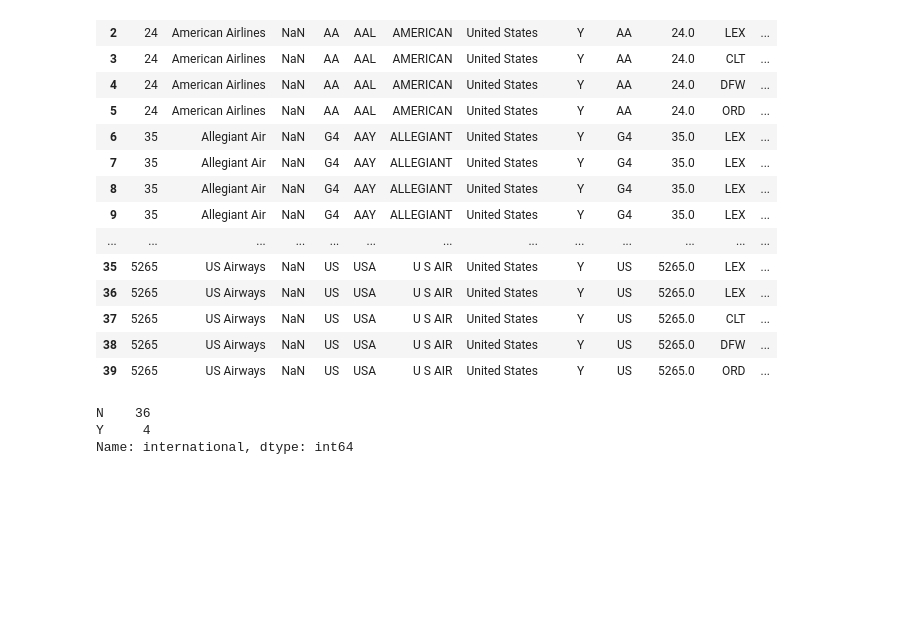
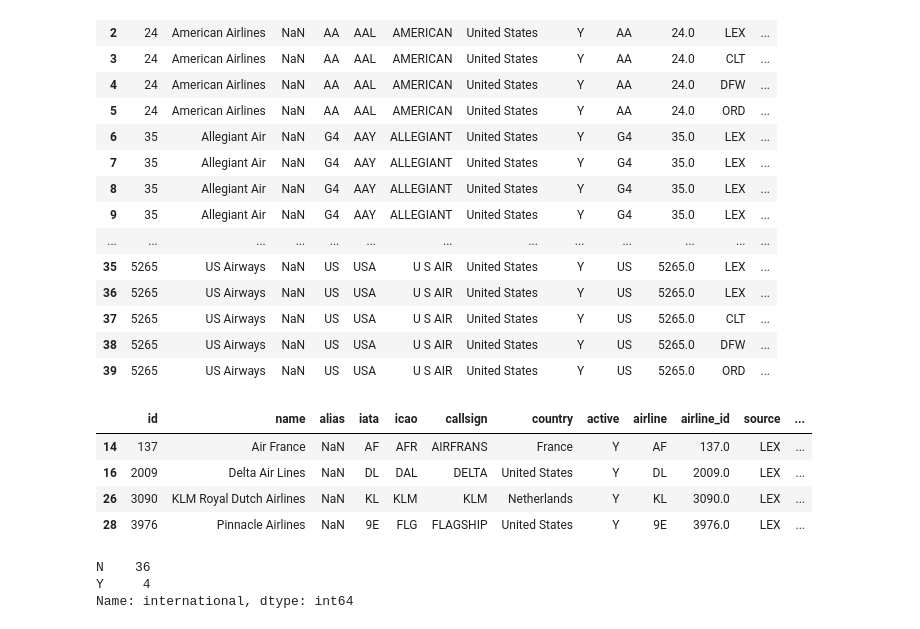
Before and after one commit to MDavis34/ce599, a Jupyter notebook: 07-Data Wrangling/open-flights.ipynb, the cells around one changed output. Saved outputs shown, nothing was run; the diff lists cells and outputs as text; code cells hidden in the pictures; blank space fills up the shorter version.

```diff
--- a/07-Data Wrangling/open-flights.ipynb
+++ b/07-Data Wrangling/open-flights.ipynb
@@ -250,6 +250,14 @@ df_merge
 | 37 | 5265 | US Airways | NaN | US | USA | U S AIR | United States | Y | US | 5265.0 | CLT | ... |
 | 38 | 5265 | US Airways | NaN | US | USA | U S AIR | United States | Y | US | 5265.0 | DFW | ... |
 | 39 | 5265 | US Airways | NaN | US | USA | U S AIR | United States | Y | US | 5265.0 | ORD | ... |
+# %%
+df_merge[(df_merge['source'] == 'LEX') & (df_merge['dest'] == 'ATL')]
+# %% [output]
+|  | id | name | alias | iata | icao | callsign | country | active | airline | airline_id | source | ... |
+| 14 | 137 | Air France | NaN | AF | AFR | AIRFRANS | France | Y | AF | 137.0 | LEX | ... |
+| 16 | 2009 | Delta Air Lines | NaN | DL | DAL | DELTA | United States | Y | DL | 2009.0 | LEX | ... |
+| 26 | 3090 | KLM Royal Dutch Airlines | NaN | KL | KLM | KLM | Netherlands | Y | KL | 3090.0 | LEX | ... |
+| 28 | 3976 | Pinnacle Airlines | NaN | 9E | FLG | FLAGSHIP | United States | Y | 9E | 3976.0 | LEX | ... |
 # %%
 df_merge['international'].value_counts()
 # %% [output]
```
Also changed, not shown: 4 other files.
